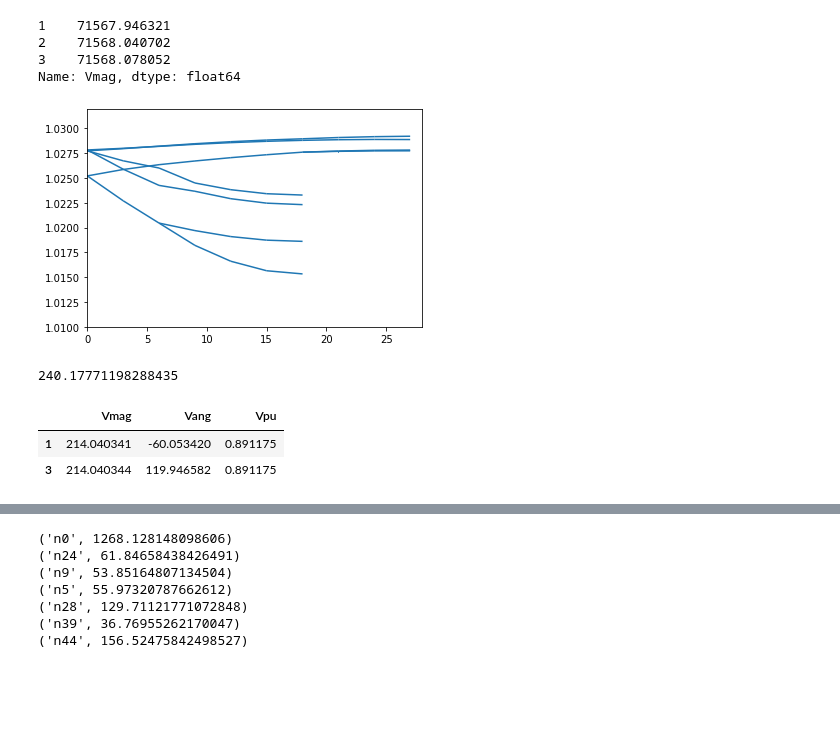
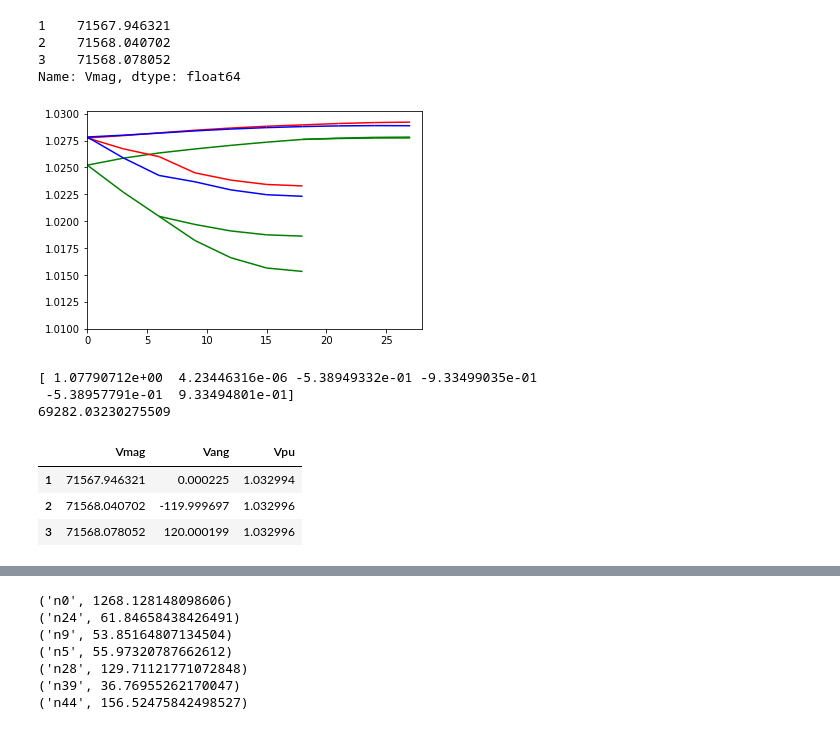
Before and after one commit to spenceregan/ECEN5437-Proj1, a Jupyter notebook: scripts/Proj1-Grp6.ipynb, the cells around one changed output, grey strips where cells are left out. Cells and saved outputs as stored; diff of their text form; code cells hidden in the pictures; blank space fills up the shorter version.

Commit message:
put labels on plot, fix problems with xfmr voltages

```diff
--- a/scripts/Proj1-Grp6.ipynb
+++ b/scripts/Proj1-Grp6.ipynb
@@ -298,7 +298,7 @@ class DistNetwork(DiGraph):
     def calc_Vbases(self):
         for n in self.nodes:
             if n==self.circuit['slack_bus']:
-                Vbase = self.circuit['basekv']
+                Vbase = (1/sqrt(3)) * self.circuit['basekv']
             else:
                 upstrm_xfmr = self.get_upstream_xfmr(n)
                 if upstrm_xfmr.phases==3:
@@ -505,13 +505,17 @@ class DistNetwork(DiGraph):
         for bus in self.nodes:
             dss.Circuit.SetActiveBus(bus)
             voltage = np.array(dss.Bus.VMagAngle())
+            vpu = np.array(dss.Bus.PuVoltage())
             voltage = voltage.reshape(int(voltage.size/2),2)
+            vpu = vpu.reshape(int(vpu.size/2),2)
+            vpu = np.array([n[0] + n[1]*1j for n in vpu])
             terms = DN.nodes[bus]['hot_terminals']
             vbase = DN.nodes[bus]['Vln_base']
             bus_voltage = pd.DataFrame({
                                         'Vmag': voltage[:,0],
                                         'Vang': voltage[:, 1],
-                                        'Vpu': (1/(vbase))*voltage[:,0]
+                                        'Vpu': (1/(vbase))*voltage[:,0],
+                                        'Vpu_dss': abs(vpu)
                                         }, index=terms)
             self.nodes[bus]['voltage'] = bus_voltage
 # %%
@@ -580,13 +546,16 @@ print(full)
 # %%
 pltlines = np.empty((1,2,2))
+clist = []
+cdict = {1: 'r', 2: 'g', 3: 'b'}
 for b1, b2, e in DN.edges(data = 'lines'):
     if e:
         for t in DN.nodes[b2]['hot_terminals']:
-            if DN.nodes[b1]['voltage'].Vpu[t]<0.8:
+            if DN.nodes[b1]['voltage'].Vpu_dss[t]<0.8:
                 print(b1, t)
             pltline = np.empty((1,2,2))
             pltline[0, 0, 0] = DN.nodes[b1]['dist_from_source']
             pltline[0, 1, 0] = DN.nodes[b2]['dist_from_source']
-            pltline[0, 0, 1] = DN.nodes[b1]['voltage'].Vpu[t]
-            pltline[0, 1, 1] = DN.nodes[b2]['voltage'].Vpu[t]
+            pltline[0, 0, 1] = DN.nodes[b1]['voltage'].Vpu_dss[t]
+            pltline[0, 1, 1] = DN.nodes[b2]['voltage'].Vpu_dss[t]
             pltlines = np.append(pltlines, pltline, axis=0)
+            clist.append(cdict[t])
@@ -601,23 +588,25 @@ Name: Vmag, dtype: float64
 # %%
 from matplotlib.collections import LineCollection
 import matplotlib.pyplot as plt
 from matplotlib import colors as mcolors
 
 fig, ax = plt.subplots()
 ax.set_xlim(pltlines[1:, :, 0].min(),pltlines[1:, :, 0].max()+1)
-ax.set_ylim(1.01, pltlines[1:, :, 1].max())
+ax.set_ylim(1.01, pltlines[1:, :, 1].max()+0.001)
 
-line_segments = LineCollection(pltlines[1:, :, :])
+line_segments = LineCollection(pltlines[1:, :, :], colors = clist)
 ax.add_collection(line_segments)
 
 plt.show()
 # %% [output]
-[figure, old version]
+[figure, new version]
 # %%
-bus = 'n5'
+bus = 'src_node'
 dss.Circuit.SetActiveBus(bus)
 voltage = np.array(dss.Bus.VMagAngle())
 voltage = voltage.reshape(int(voltage.size/2),2)
+vpu = np.array(dss.Bus.PuVoltage())
+print(vpu)
 terms = DN.nodes[bus]['hot_terminals']
 vbase = DN.nodes[bus]['Vln_base']
 print(vbase)
@@ -628,7 +617,10 @@ bus_voltage = pd.DataFrame({
                             }, index=terms)
 bus_voltage
 # %% [output]
-240.17771198288435
+[ 1.07790712e+00  4.23446316e-06 -5.38949332e-01 -9.33499035e-01
+ -5.38957791e-01  9.33494801e-01]
+69282.03230275509
 |  | Vmag | Vang | Vpu |
-| 1 | 214.040341 | -60.053420 | 0.891175 |
-| 3 | 214.040344 | 119.946582 | 0.891175 |
+| 1 | 71567.946321 | 0.000225 | 1.032994 |
+| 2 | 71568.040702 | -119.999697 | 1.032996 |
+| 3 | 71568.078052 | 120.000199 | 1.032996 |
```
Also changed, not shown: parts of 5 cells of this notebook.
